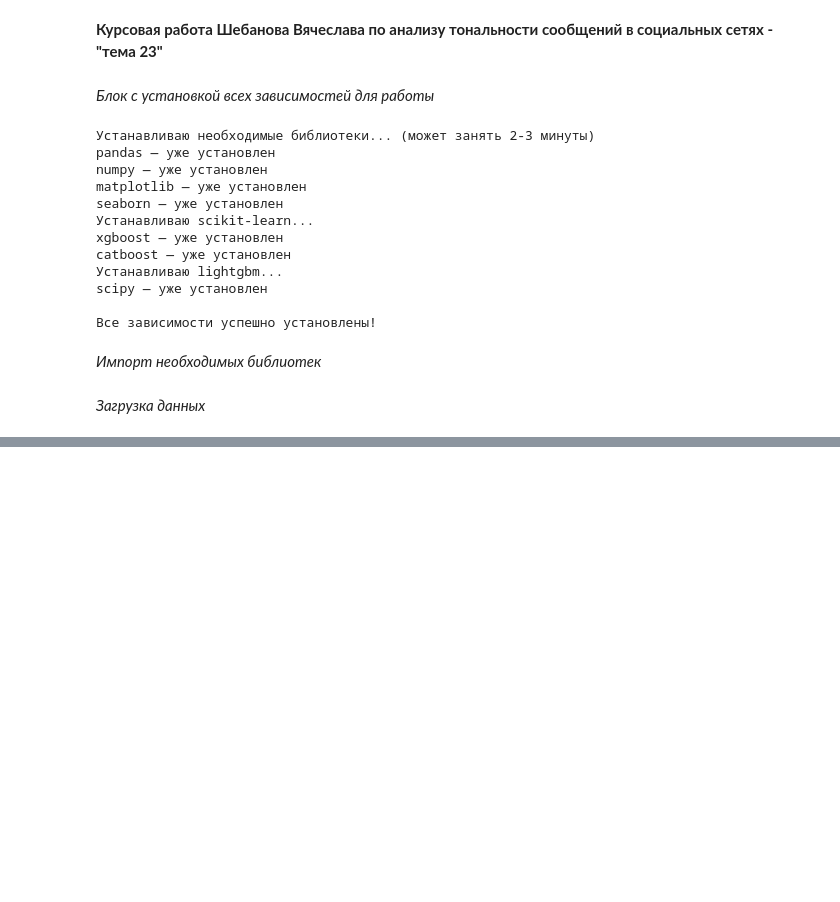
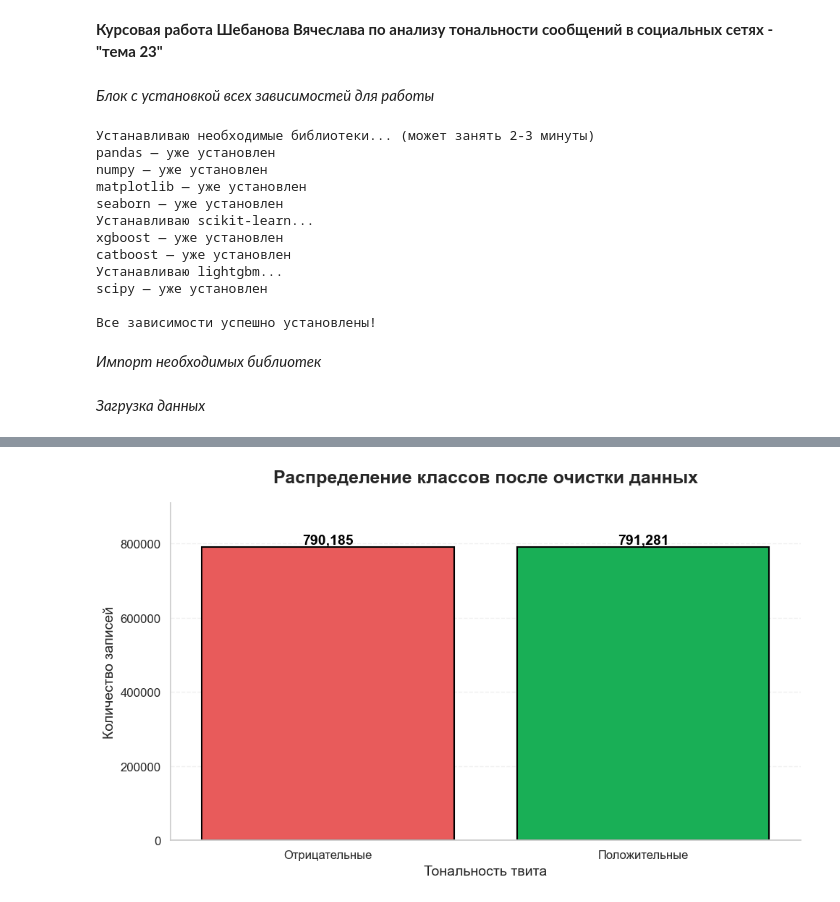
Before and after one commit to Slavik993/KR_MO_Shebanov, a Jupyter notebook: Analiz_messages_socialmedia.ipynb, the cells around one changed output, grey strips where cells are left out. Drawn from its saved outputs; the diff is of its cells as text; code cells hidden in the pictures; blank space fills up the shorter version.

Commit message:
Анализ и очистка данных

```diff
--- a/Analiz_messages_socialmedia.ipynb
+++ b/Analiz_messages_socialmedia.ipynb
@@ -88,0 +168,89 @@ plt.rcParams['figure.figsize'] = (10, 6)
+# %%
+
+print("\n" + "="*65)
+print("2. ПОЛНЫЙ АНАЛИЗ И ОЧИСТКА ДАННЫХ")
+print("="*65)
+print()
+
+# 2.1 Пропущенные значения
+print("2.1 Проверка пропущенных значений:")
+missing = df.isnull().sum()
+if missing.sum() == 0:
+    print("Пропусков НЕТ — датасет идеален!")
+else:
+    print(missing)
+print()
+
+# 2.2 Дубликаты
+print("2.2 Поиск и удаление дубликатов по тексту твита...")
+initial_rows = df.shape[0]
+df.drop_duplicates(subset='text', keep='first', inplace=True)
+duplicates_removed = initial_rows - df.shape[0]
+
+print(f"   • Было строк: {initial_rows:,}")
+print(f"   • Удалено дубликатов: {duplicates_removed:,}")
+print(f"   • Осталось строк: {df.shape[0]:,} ({df.shape[0]/initial_rows*100:.2f}% от исходного)")
+print()
+
+# 2.3 Баланс классов
+print("2.3 Анализ баланса классов:")
+class_dist = df['sentiment'].value_counts().sort_index()
+neg_count = class_dist.get(0, 0)
+pos_count = class_dist.get(1, 0)
+
+print(f"   Отрицательные (0): {neg_count:,} ({neg_count/len(df)*100:.2f}%)")
+print(f"   Положительные (1): {pos_count:,} ({pos_count/len(df)*100:.2f}%)")
+if abs(neg_count - pos_count) < 1000:
+    print("   Классы ИДЕАЛЬНО сбалансированы — можно не делать undersampling!")
+else:
+    print(f"   Разница: {abs(neg_count - pos_count):,} — всё равно ок для TF-IDF")
+
+# 2.4 ВИЗУАЛИЗАЦИЯ — ШЕДЕВР
+plt.figure(figsize=(10, 6))
+ax = sns.countplot(
+    data=df,
+    x='sentiment',
+    palette=['#FF4444', '#00C851'],
+    order=[0, 1],
+    edgecolor='black',
+    linewidth=1.5
+)
+
+# Подписи над столбцами
+for i, p in enumerate(ax.patches):
+    count = int(p.get_height())
+    ax.text(
+        p.get_x() + p.get_width()/2.,
+        p.get_height() + 8000,
+        f'{count:,}',
+        ha='center',
+        fontsize=14,
+        fontweight='bold',
+        color='black'
+    )
+
+plt.title('Распределение классов после очистки данных', fontsize=18, pad=20, fontweight='bold')
+plt.xlabel('Тональность твита', fontsize=14)
+plt.ylabel('Количество записей', fontsize=14)
+plt.xticks(ticks=[0, 1], labels=['Отрицательные', 'Положительные'], fontsize=12)
+plt.ylim(0, max(neg_count, pos_count) * 1.15)
+plt.grid(axis='y', alpha=0.3, linestyle='--')
+sns.despine()
+plt.tight_layout()
+plt.show()
+
+# 2.5 Дополнительно: проверка на пустые строки после strip()
+empty_after_strip = (df['text'].str.strip() == '').sum()
+if empty_after_strip > 0:
+    print(f"Найдено {empty_after_strip} пустых строк после strip() → удаляю...")
+    df = df[df['text'].str.strip() != ''].copy()
+
+# 2.6 Финальная статистика
+final_rows = df.shape[0]
+print(f"\nФИНАЛЬНЫЙ РАЗМЕР ДАТАСЕТА: {final_rows:,} строк")
+print(f"Потеряно данных: {initial_rows - final_rows:,} строк "
+      f"({100*(initial_rows - final_rows)/initial_rows:.2f}%)")
+print("Данные полностью очищены и готовы к предобработке текста!")
+print("NL connection stable | @Slavik_Hoodlum | Переходим к блоку 3 →")
+print("-"*65)
+# %% [output]
@@ -88,0 +273 @@ plt.rcParams['figure.figsize'] = (10, 6)
+[figure, added]
```
Also changed, not shown: parts of 3 cells of this notebook.
